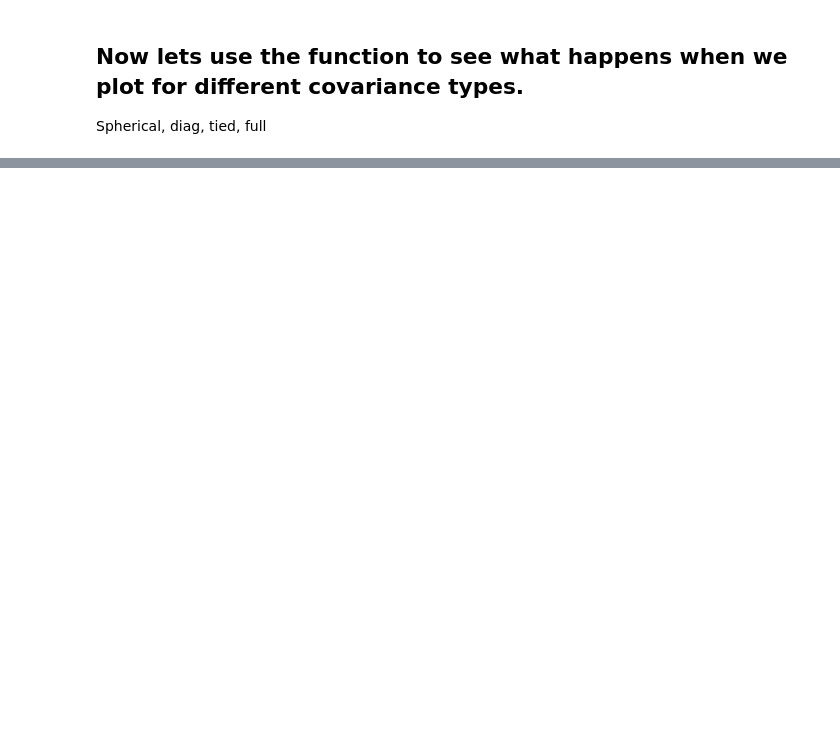
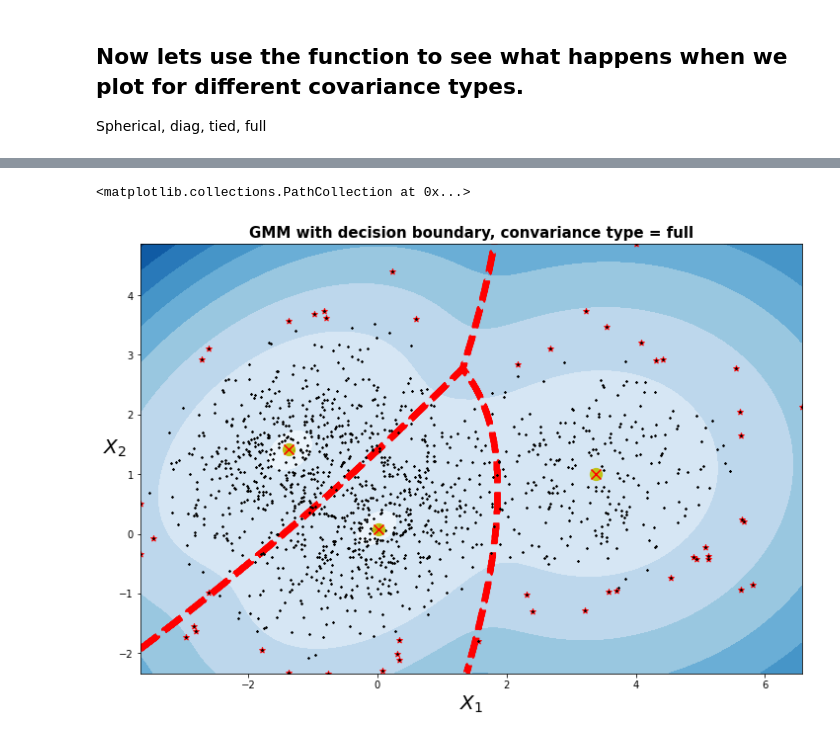
Before and after one commit to ashishthanki/MLProjects, a Jupyter notebook: UnsupervisedLearning/Blobs/Gaussian_Mixture_Model_Anomaly_Detection.ipynb, the cells around one changed output, grey strips where cells are left out. Saved outputs shown, nothing was run; the diff lists cells and outputs as text; code cells hidden in the pictures; blank space fills up the shorter version.

```diff
--- a/UnsupervisedLearning/Blobs/Gaussian_Mixture_Model_Anomaly_Detection.ipynb
+++ b/UnsupervisedLearning/Blobs/Gaussian_Mixture_Model_Anomaly_Detection.ipynb
@@ -273,0 +329,6 @@ Spherical, diag, tied, full
+# %%
+#return log probabilities of each value of X
+
+densities = gm.score_samples(X)
+density_threshold = np.percentile(densities, 4) #4th percentile
+density_threshold
@@ -273,0 +337,4 @@ Spherical, diag, tied, full
+# %%
+# values less than the 4th percentiles are anomalies
+anomalies = X[densities < density_threshold]
+anomalies
@@ -273,0 +359,10 @@ Spherical, diag, tied, full
+# %%
+plt.figure(figsize=(12, 8))
+
+plot_gaussian_mixture(gm, X)
+
+#plot anomalies
+plt.scatter(anomalies[:,0], anomalies[:,1], color='r', marker='*')
+# %% [output]
+<matplotlib.collections.PathCollection at 0x...>
+[figure, added]
```
Also changed, not shown: parts of 20 cells of this notebook.
